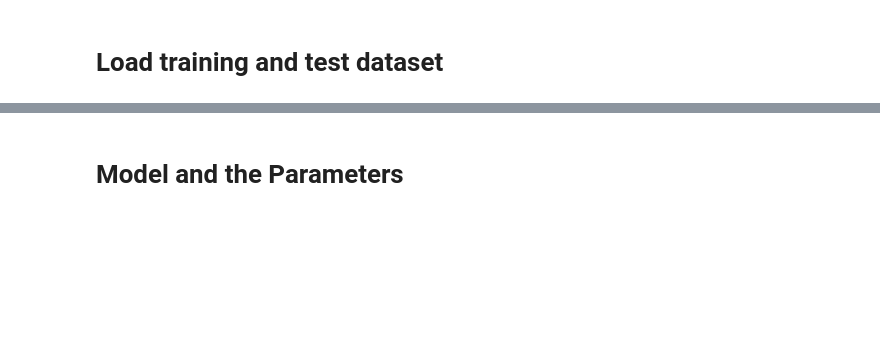
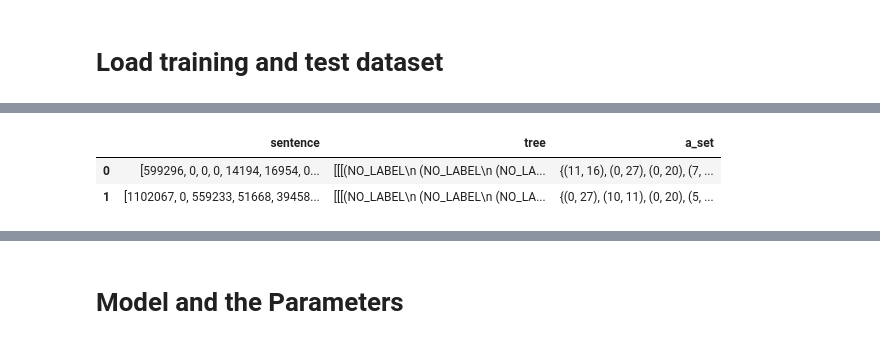
Before and after one commit to Kandy16/constituency-parsing, a Jupyter notebook: primitive-constituency-parsing-batching.ipynb, the cells around one changed output, grey strips where cells are left out. Drawn from its saved outputs; the diff is of its cells as text; code cells hidden in the pictures; blank space fills up the shorter version.

```diff
--- a/primitive-constituency-parsing-batching.ipynb
+++ b/primitive-constituency-parsing-batching.ipynb
@@ -192,0 +233,27 @@ treeDataframe_num.head()
+# %%
+def get_tree_formation_set(tree, leaves, input_set):
+    if(type(tree[0]) == type('some string')):
+        # we use the leaves() function to get the indexes of child elements
+        # everytime when an element is found, it is important to remove them to avoid getting them reused
+        leaveIndex = leaves.index(tree[0])
+        leaves[leaveIndex]=''
+        return (leaveIndex, leaveIndex)
+
+    leftIndex = get_tree_formation_set(tree[0], leaves, input_set)
+    rightIndex = get_tree_formation_set(tree[1], leaves, input_set)
+    new_index = (leftIndex[0], rightIndex[1])
+    input_set.add(new_index)
+    return new_index
+
+def get_tree_formation_sets(tree):
+    tree_combination= set()
+    tree_leaves = tree.leaves()
+    get_tree_formation_set(tree, tree_leaves, tree_combination)
+
+    return tree_combination
+
+copiedTree = treeDataframe_num.iat[0,1].copy()
+display(copiedTree)
+tree_formation_sets = get_tree_formation_sets(copiedTree)
+print(tree_formation_sets)
+print('Length:',len(tree_formation_sets))
@@ -192,0 +264,11 @@ treeDataframe_num.head()
+# %%
+ACT_COL_NAME = 'a'
+ACT_SET = ACT_COL_NAME + '_set'
+
+#get the list of indexes and store it in column 'a'. Afterwards break the 'a' to MAX_WORD_COUNT-1 columns
+treeDataframe_num[ACT_SET] = treeDataframe_num['tree'].apply(get_tree_formation_sets)
+treeDataframe_num[['sentence','tree',ACT_SET]].head(n=2)
+# %% [output]
+|  | sentence | tree | a_set |
+| 0 | [599296, 0, 0, 0, 14194, 16954, 0... | [[[(NO_LABEL\n (NO_LABEL\n (NO_LA... | {(11, 16), (0, 27), (0, 20), (7, ... |
+| 1 | [1102067, 0, 559233, 51668, 39458... | [[[(NO_LABEL\n (NO_LABEL\n (NO_LA... | {(0, 27), (10, 11), (0, 20), (5, ... |
```
Also changed, not shown: parts of 33 cells of this notebook, 3 other files.
